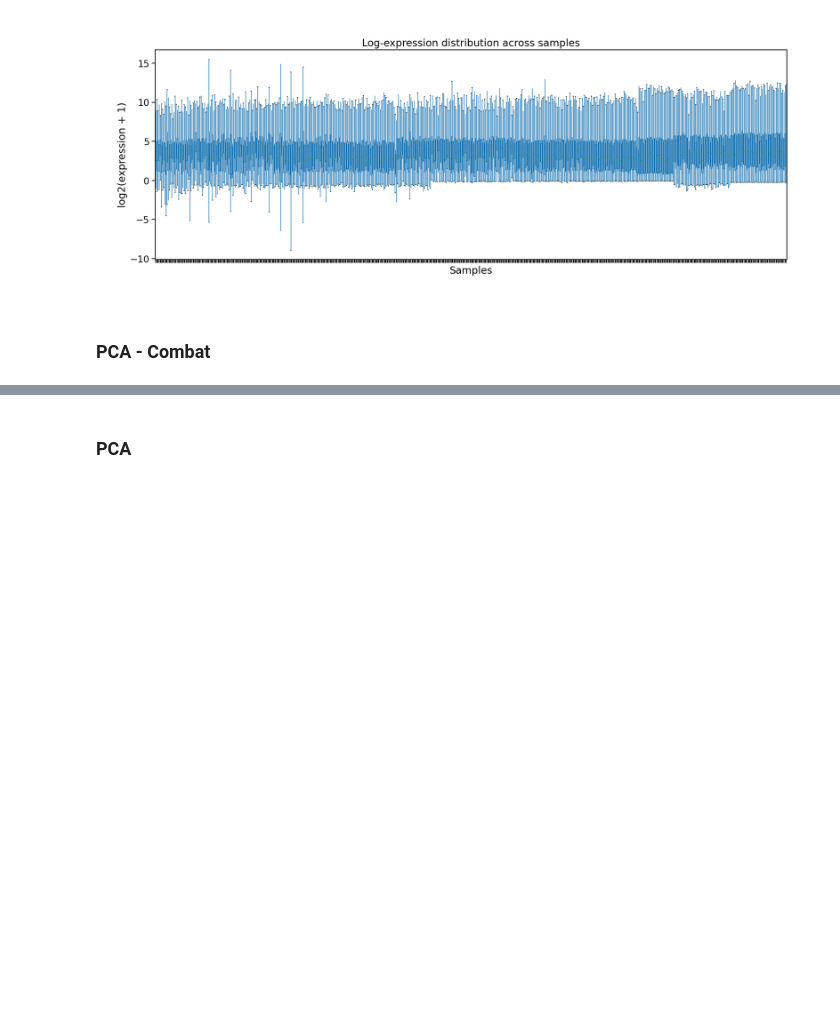
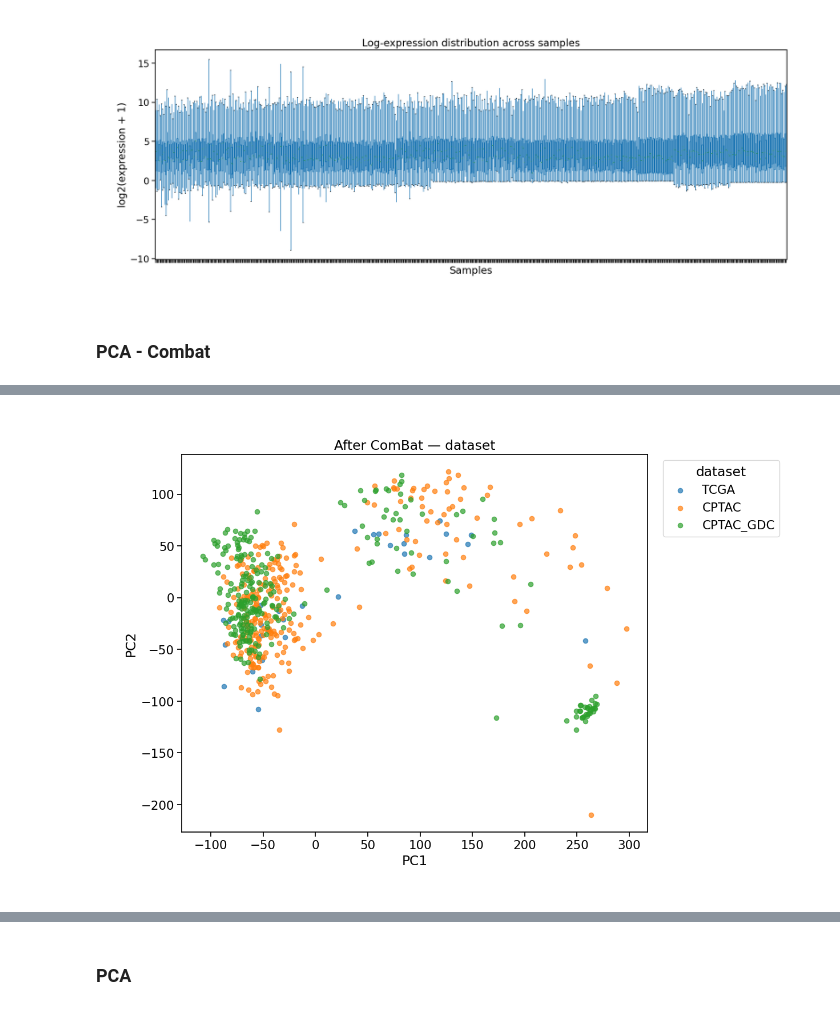
Before and after one commit to flalix/perturb_agent, a Jupyter notebook: notebooks/mtp_TCGA_53_PSI_all_PAADs_Clusters.ipynb, the cells around one changed output, grey strips where cells are left out. Cells and saved outputs as stored; diff of their text form; code cells hidden in the pictures; blank space fills up the shorter version.

```diff
--- a/notebooks/mtp_TCGA_53_PSI_all_PAADs_Clusters.ipynb
+++ b/notebooks/mtp_TCGA_53_PSI_all_PAADs_Clusters.ipynb
@@ -661,0 +659,10 @@ plot_pca_expression(
+# %%
+plot_pca_expression(
+    dfn_combat,
+    metadata,
+    color_col="dataset",
+    title="After ComBat — dataset",
+    figsize=(12,8)
+)
+# %% [output]
+[figure, added]
```
Also changed, not shown: parts of 29 cells of this notebook, 2 other files.
